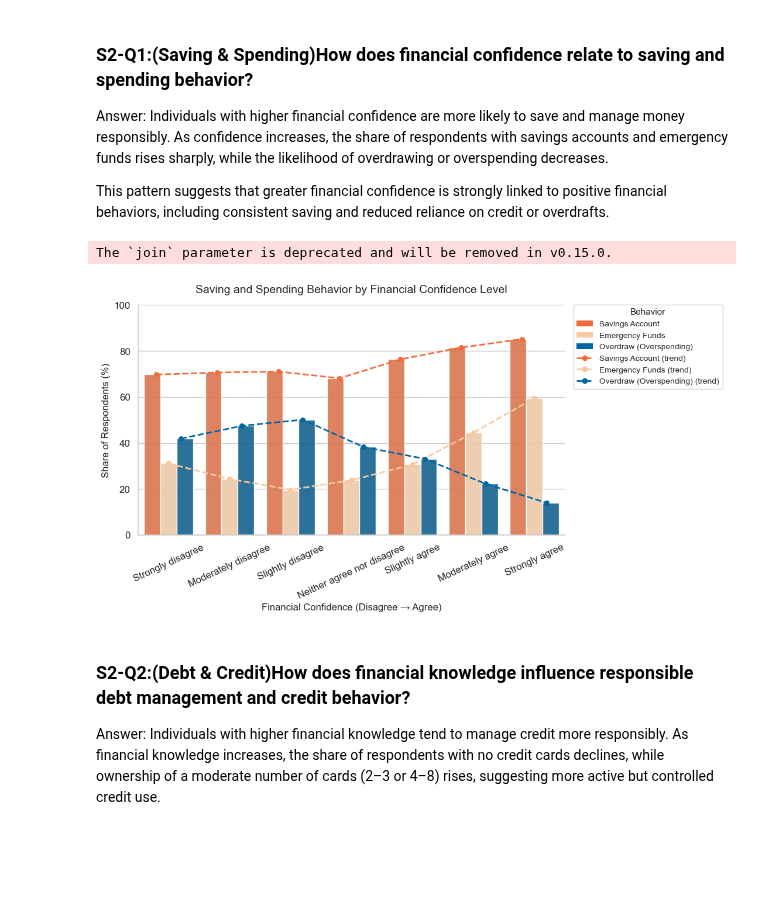
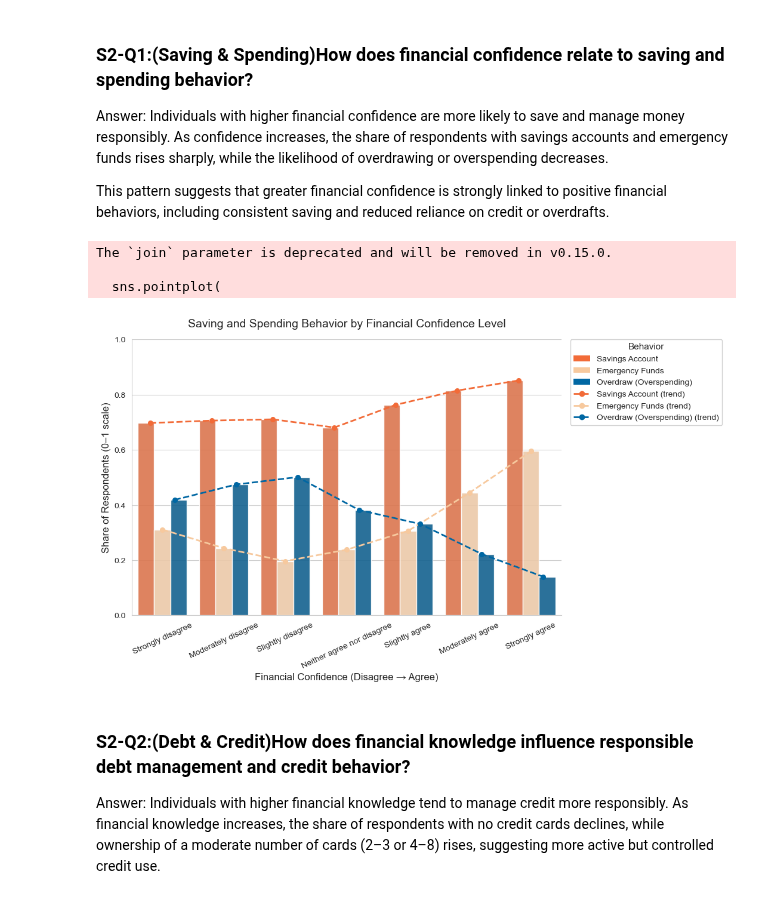
Before and after one commit to Fasty8/ba780-fall25-a08, a Jupyter notebook: FINRA National Financial Capability Study/yinyue_Visualizations.ipynb, the cells around one changed output. Cells and saved outputs as stored; diff of their text form; code cells hidden in the pictures; blank space fills up the shorter version.

```diff
--- a/FINRA National Financial Capability Study/yinyue_Visualizations.ipynb
+++ b/FINRA National Financial Capability Study/yinyue_Visualizations.ipynb
@@ -551,14 +853,18 @@ save_df["Financial Confidence"] = (
 )
 
 # --- Step 2: Normalize binary behavior columns to 0/1 safely ---
+# Handles "Yes/No", "Y/N", "True/False", 1/0, etc.
 bin_map = {
     "yes": 1, "y": 1, "true": 1, "1": 1, 1: 1, True: 1,
     "no": 0,  "n": 0, "false": 0, "0": 0, 0: 0, False: 0
 }
+
 for col in ["Savings Account", "Emergency Funds", "Overdraw"]:
     save_df[col] = (
-        save_df[col].astype(str).str.strip().str.lower()
-        .map(bin_map).astype(float)
+        save_df[col]
+        .astype(str).str.strip().str.lower()
+        .map(bin_map)
+        .astype(float)
     )
 
 # Drop rows missing any key values
@@ -569,9 +875,12 @@ conf_order = [
     "Strongly disagree", "Moderately disagree", "Slightly disagree",
     "Neither agree nor disagree", "Slightly agree", "Moderately agree", "Strongly agree"
 ]
+# Remove any responses not in our defined Likert scale
 save_df = save_df[save_df["Financial Confidence"].isin(conf_order)].copy()
-save_df["Financial Confidence"] = pd.Categorical(save_df["Financial Confidence"],
-                                                 categories=conf_order, ordered=True)
+
+save_df["Financial Confidence"] = pd.Categorical(
+    save_df["Financial Confidence"], categories=conf_order, ordered=True
+)
 
 # --- Step 4: Aggregate mean shares by confidence level ---
 save_summary = (
@@ -580,11 +889,6 @@ save_summary = (
     ].mean().reindex(conf_order).reset_index()
 )
 
-# Convert to percentage (0–100) for plotting
-save_summary_pct = save_summary.copy()
-for c in ["Savings Account", "Emergency Funds", "Overdraw"]:
-    save_summary_pct[c] = save_summary_pct[c] * 100
-
 # --- Step 5: Melt into long format for seaborn plotting ---
 behavior_bars = ["Savings Account", "Emergency Funds", "Overdraw"]
 color_map = {
@@ -592,38 +896,38 @@ color_map = {
     "Emergency Funds": "#F7C99E",
     "Overdraw (Overspending)": "#0067A3"
 }
-long_df = save_summary_pct.melt(
+
+long_df = save_summary.melt(
     id_vars="Financial Confidence",
     value_vars=behavior_bars,
     var_name="Behavior",
-    value_name="SharePct"
-).replace({"Overdraw": "Overdraw (Overspending)"})
+    value_name="Share"
+)
+long_df["Behavior"] = long_df["Behavior"].replace({"Overdraw": "Overdraw (Overspending)"})
 behavior_order_disp = ["Savings Account", "Emergency Funds", "Overdraw (Overspending)"]
 
-# --- Step 6: Plot grouped bars + trend lines (percent axis) ---
-from matplotlib.patches import Patch
-from matplotlib.lines import Line2D
-from matplotlib.ticker import MultipleLocator, PercentFormatter
-
+# --- Step 6: Plot grouped bars ---
 sns.set_style("whitegrid")
 fig, ax = plt.subplots(figsize=(11, 6))
 
 sns.barplot(
     data=long_df,
     x="Financial Confidence",
-    y="SharePct",
+    y="Share",
     hue="Behavior",
     hue_order=behavior_order_disp,
     palette=color_map,
     alpha=0.9,
     dodge=True,
+    legend=False,
     ax=ax
 )
 
+# --- Step 7: Add trend lines ---
 sns.pointplot(
     data=long_df,
     x="Financial Confidence",
-    y="SharePct",
+    y="Share",
     hue="Behavior",
     hue_order=behavior_order_disp,
     palette=color_map,
@@ -633,46 +937,45 @@ sns.pointplot(
     linestyles="--",
     errorbar=None,
     linewidth=2,
+    legend=False,
     zorder=5,
     ax=ax
 )
 
-# Build a single custom legend
-leg = ax.get_legend()
-if leg is not None:
-    leg.remove()
+# --- Step 8: Custom legend on the right ---
+from matplotlib.patches import Patch
+from matplotlib.lines import Line2D
+
 handles = [
     Patch(facecolor=color_map["Savings Account"], edgecolor="none", label="Savings Account"),
     Patch(facecolor=color_map["Emergency Funds"], edgecolor="none", label="Emergency Funds"),
     Patch(facecolor=color_map["Overdraw (Overspending)"], edgecolor="none", label="Overdraw (Overspending)"),
     Line2D([0], [0], color=color_map["Savings Account"], lw=2, linestyle="--", marker="o", label="Savings Account (trend)"),
     Line2D([0], [0], color=color_map["Emergency Funds"], lw=2, linestyle="--", marker="o", label="Emergency Funds (trend)"),
     Line2D([0], [0], color=color_map["Overdraw (Overspending)"], lw=2, linestyle="--", marker="o", label="Overdraw (Overspending) (trend)")
 ]
+
 ax.legend(
     handles=handles, title="Behavior",
     loc="upper left", bbox_to_anchor=(1.02, 1.00),
     borderaxespad=0., frameon=True, facecolor="white", framealpha=0.9,
     fontsize=10, title_fontsize=11, ncol=1
 )
 fig.subplots_adjust(right=0.78)
 
-# --- Step 7: Y-axis formatted as numeric 0–100 (no % symbol) ---
-ax.set_ylabel("Share of Respondents (%)", fontsize=12)
-ax.set_ylim(0, 100)
-ax.yaxis.set_major_locator(MultipleLocator(20))  # show ticks at 0, 20, 40, 60, 80, 100
-ax.yaxis.set_major_formatter(plt.FuncFormatter(lambda x, _: f"{int(x)}"))  # just numbers, no %
-
-# --- Step 8: Final formatting ---
+# --- Step 9: Final formatting ---
 ax.set_title("Saving and Spending Behavior by Financial Confidence Level", fontsize=14, pad=15)
 ax.set_xlabel("Financial Confidence (Disagree → Agree)", fontsize=12)
+ax.set_ylabel("Share of Respondents (0–1 scale)", fontsize=12)
+ax.set_ylim(0, 1)
 ax.tick_params(axis="x", rotation=25)
 sns.despine()
-plt.tight_layout()
 plt.show()
 # %% [output]
 The `join` parameter is deprecated and will be removed in v0.15.0.
+
+  sns.pointplot(
-[figure, old version]
+[figure, new version]
 # %% [markdown]
 ### S2-Q2:(Debt & Credit)How does financial knowledge influence responsible debt management and credit behavior?
 Answer: Individuals with higher financial knowledge tend to manage credit more responsibly. As financial knowledge increases, the share of respondents with no credit cards declines, while ownership of a moderate number of cards (2–3 or 4–8) rises, suggesting more active but controlled credit use.
```
Also changed, not shown: parts of 31 cells of this notebook.
